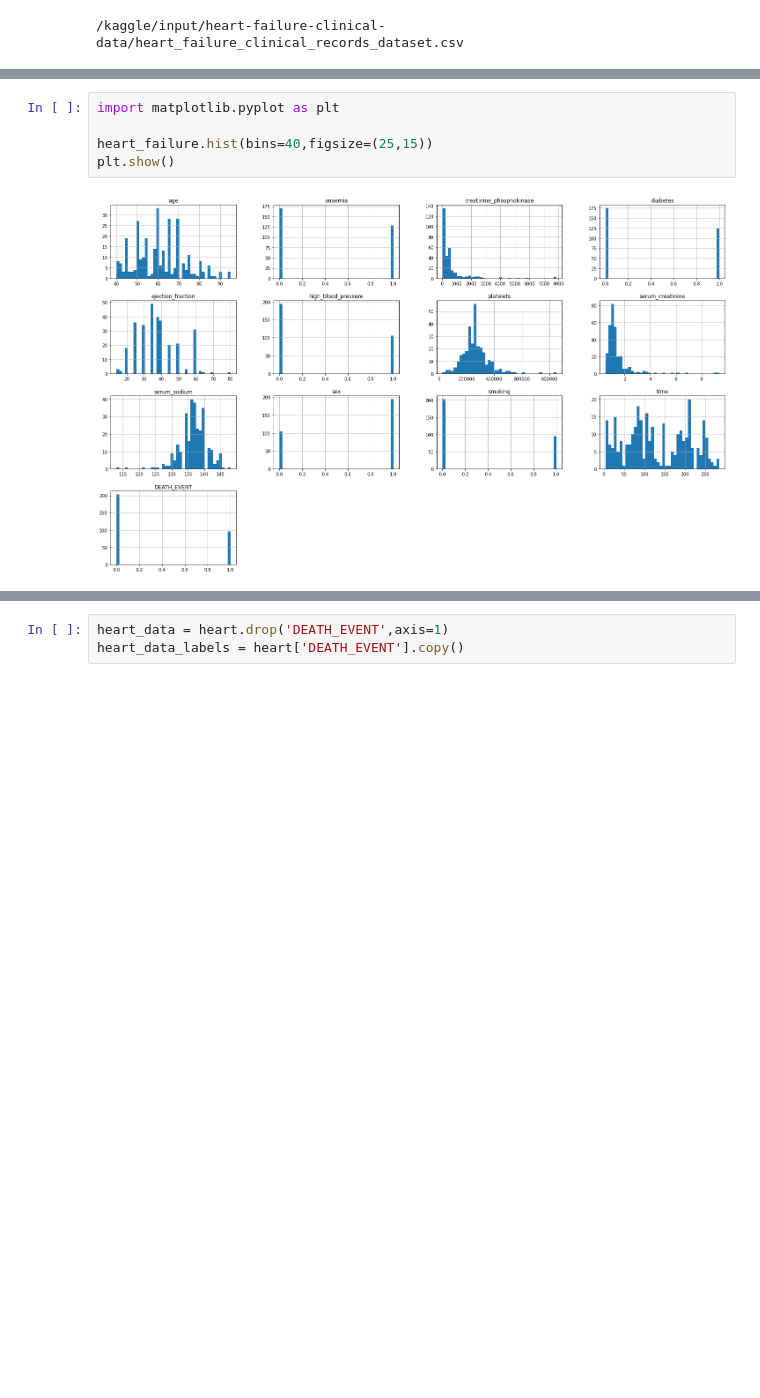
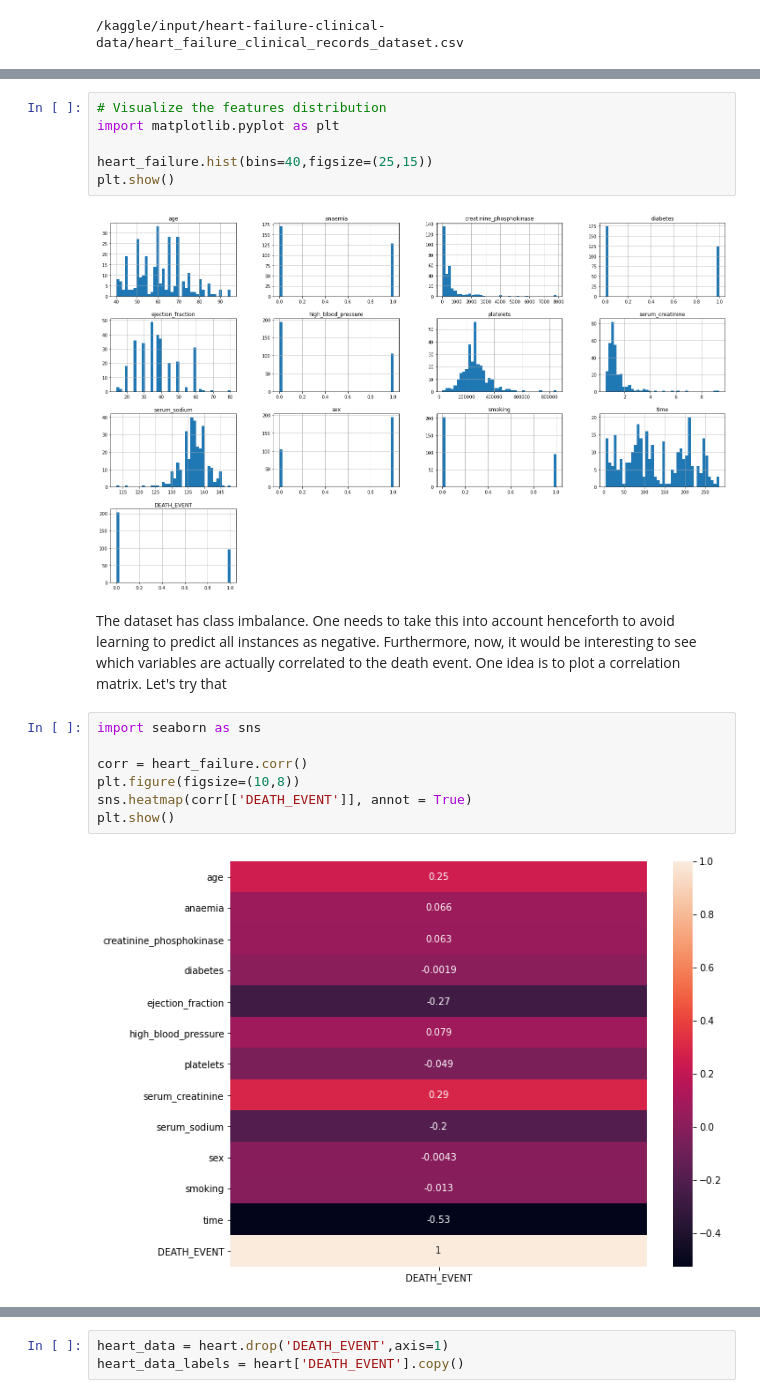
Before and after one commit to bluearrow98/heartFailure, a Jupyter notebook: heart-failure-prediction.ipynb, the cells around one changed output, grey strips where cells are left out. Drawn from its saved outputs; the diff is of its cells as text; blank space fills up the shorter version.

Commit message:
checked correlation between variables

```diff
--- a/heart-failure-prediction.ipynb
+++ b/heart-failure-prediction.ipynb
@@ -29,9 +30,21 @@ heart_failure.head()
 | 3 | 50.0 | 1 | 111 | 0 | 20 | 0 | 210000.00 | ... |
 | 4 | 65.0 | 1 | 160 | 1 | 20 | 0 | 327000.00 | ... |
 # %%
+# Visualize the features distribution
 import matplotlib.pyplot as plt
 
 heart_failure.hist(bins=40,figsize=(25,15))
 plt.show()
 # %% [output]
 [figure]
+# %% [markdown]
+The dataset has class imbalance. One needs to take this into account henceforth to avoid learning to predict all instances as negative. Furthermore, now, it would be interesting to see which variables are actually correlated to the death event. One idea is to plot a correlation matrix. Let's try that
+# %%
+import seaborn as sns
+
+corr = heart_failure.corr()
+plt.figure(figsize=(10,8))
+sns.heatmap(corr[['DEATH_EVENT']], annot = True)
+plt.show()
+# %% [output]
+[figure, added]
```
Also changed, not shown: parts of 19 cells of this notebook.
